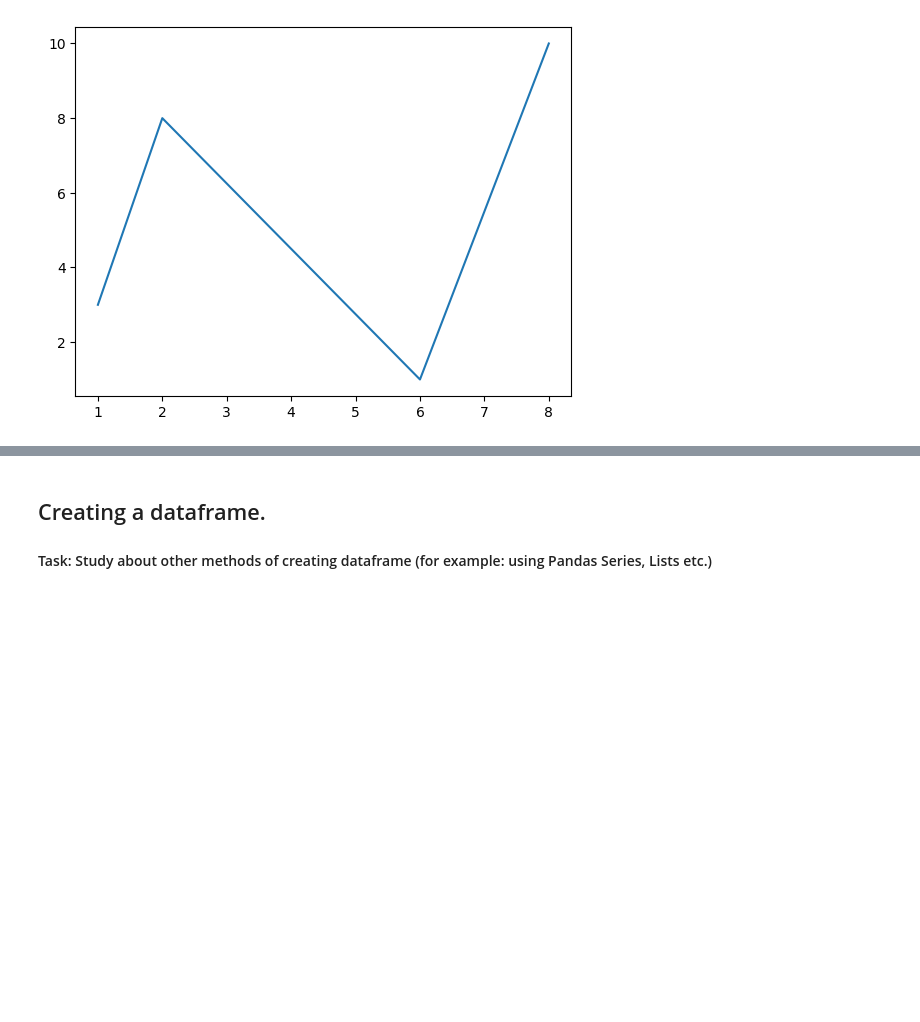
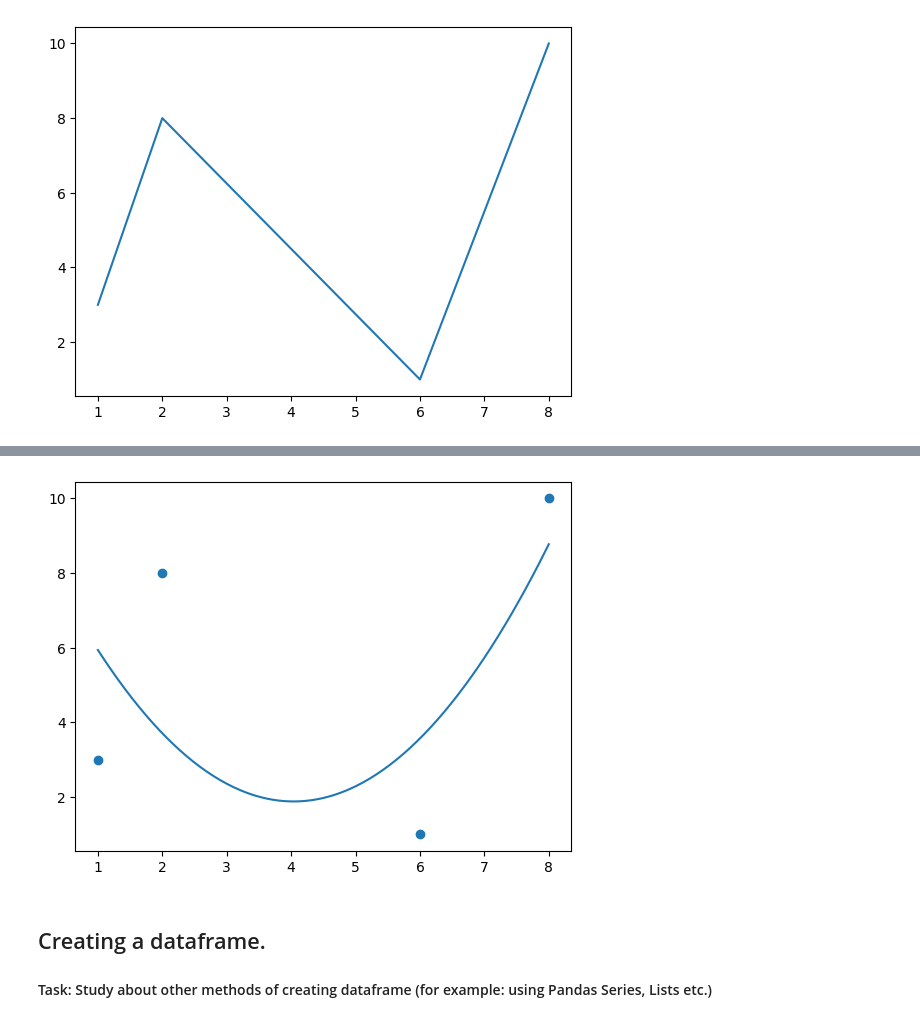
Before and after one commit to taif-ghazali/IHUB-Cohort, a Jupyter notebook: AIML_Sep_2026_Basics_of_Python.ipynb, the cells around one changed output, grey strips where cells are left out. Drawn from its saved outputs; the diff is of its cells as text; code cells hidden in the pictures; blank space fills up the shorter version.

```diff
--- a/AIML_Sep_2026_Basics_of_Python.ipynb
+++ b/AIML_Sep_2026_Basics_of_Python.ipynb
@@ -535,3 +609,19 @@ plt.show()
+# %%
+# Fit a polynomial
+coefficients = np.polyfit(xpoints, ypoints, 2)
+
+# Generate lots of x values for a smooth curve
+x_smooth = np.linspace(1, 8, 200)
+
+# Calculate corresponding y values
+y_smooth = np.polyval(coefficients, x_smooth)
+
+plt.scatter(xpoints, ypoints)
+plt.plot(x_smooth, y_smooth)
+
+plt.show()
+# %% [output]
+[figure, added]
 # %% [markdown]
 ## Creating a dataframe.
 #### Task: Study about other methods of creating dataframe (for example: using Pandas Series, Lists etc.)
```
Also changed, not shown: parts of 23 cells of this notebook.
